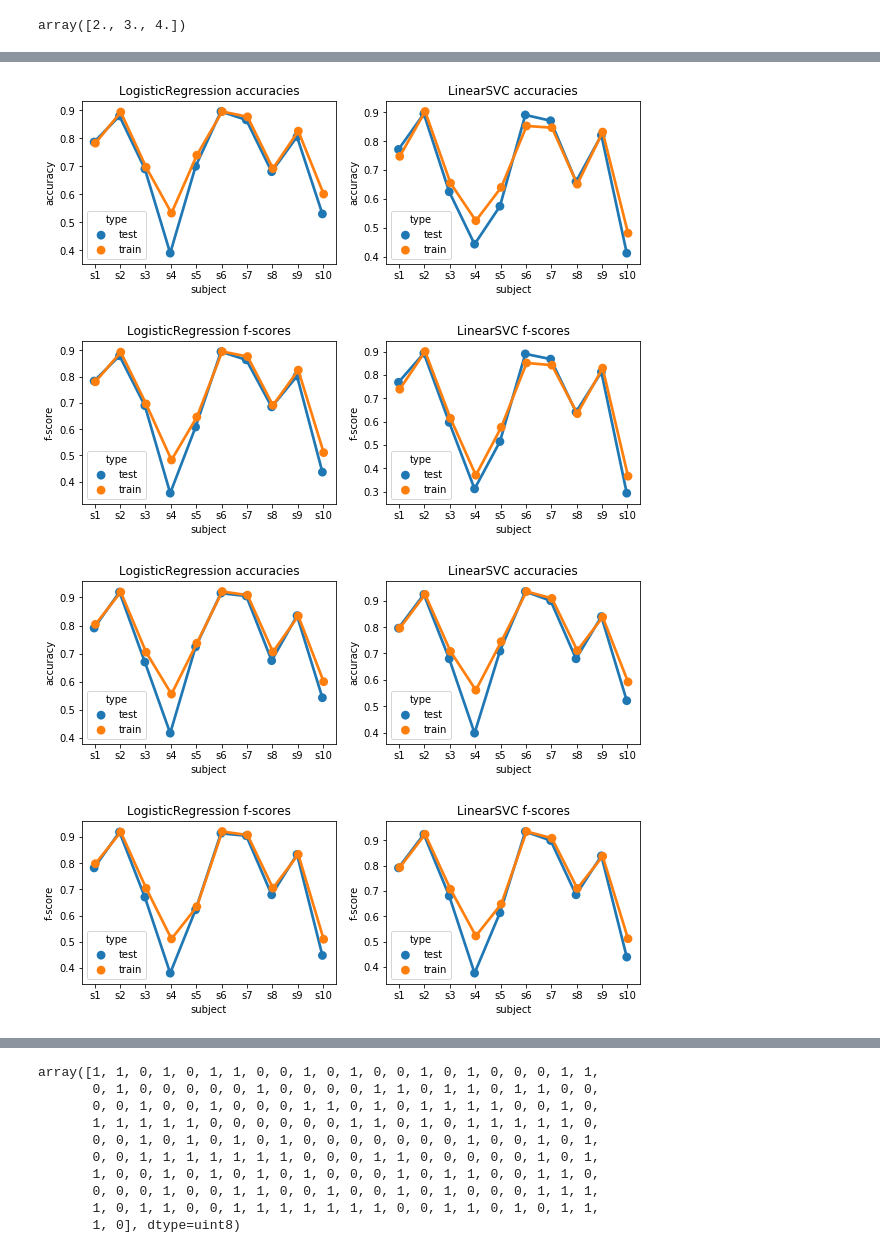
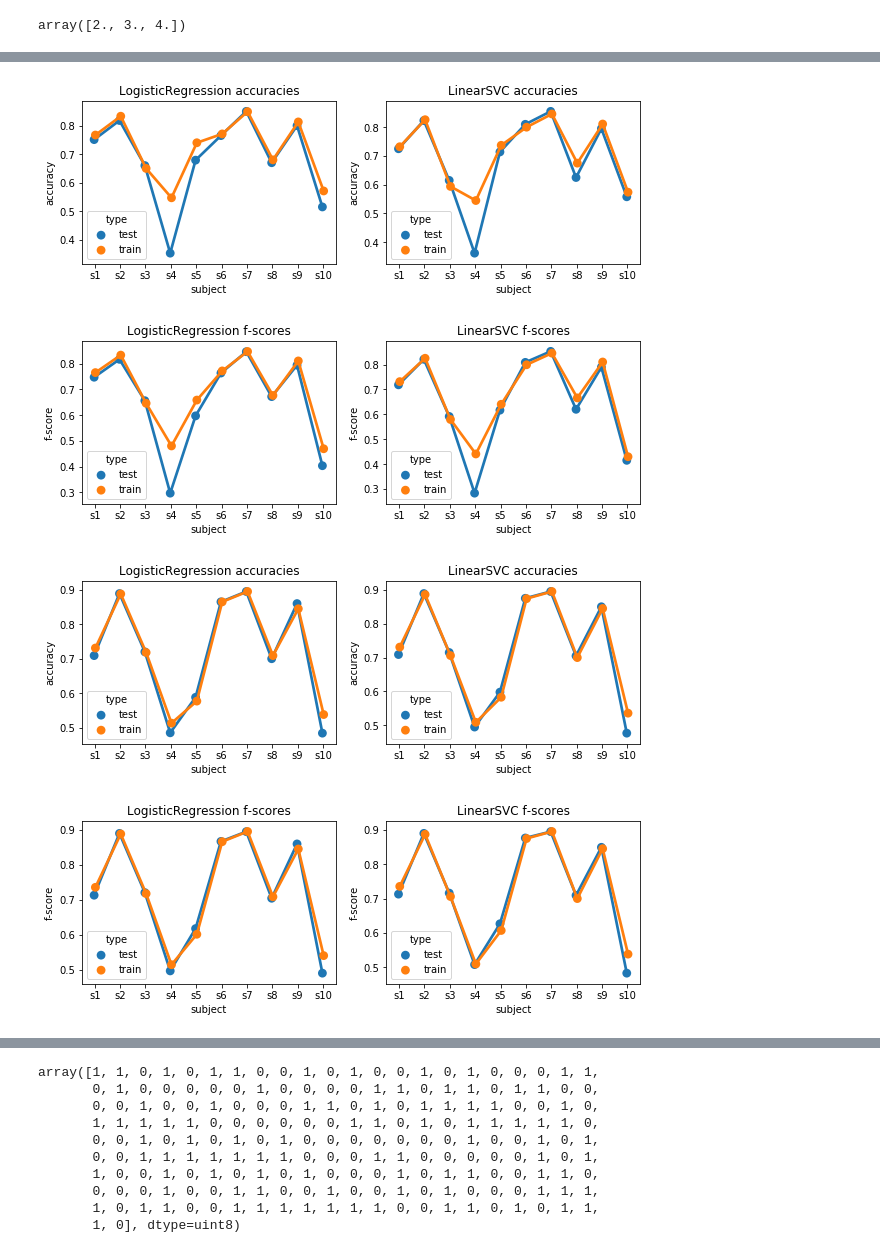
Before and after one commit to mariliisvelner/ofc-analysis, a Jupyter notebook: regression_analysis.ipynb, the cells around one changed output, grey strips where cells are left out. Cells and saved outputs as stored; diff of their text form; code cells hidden in the pictures.

```diff
--- a/regression_analysis.ipynb
+++ b/regression_analysis.ipynb
@@ -204,10 +336,10 @@ LASSO = "LassoCV"
 RIDGE = "RidgeCV"
 LSVC = "LinearSVC"
 NUSVC = "NuSVC"
-SVC = "SVC"
+SVC_ = "SVC"
 ELNET = "ElasticNetCV"
 SGD = "SGDClassifier"
-MODELS = [LR, LASSO, RIDGE, LSVC, NUSVC, SVC, ELNET, SGD]
+MODELS = [LR, LASSO, RIDGE, LSVC, NUSVC, SVC_, ELNET, SGD]
 # %%
 np.array([[1,2], [3,4]]).mean(axis=0)
 
@@ -229,7 +361,7 @@ precision_recall_fscore_support(y, y_pred, average='weighted')
 # %% [output]
 (0.8083623693379792, 0.8, 0.7974296205630356, None)
 # %%
-def cross_validation(X, y, model, k=5):
+def cross_validation(X, y, model, k=5, C=1.0, fit_intercept=True, kernel="rbf", gamma="auto"):
     test_accuracies = []
     train_accuracies = []
     test_metrics = []
@@ -252,18 +384,26 @@ def cross_validation(X, y, model, k=5):
             y_test = y[idx_te]
 
         if model == LR:
-            logr = LogisticRegression()
+            logr = LogisticRegression(C=C, fit_intercept=fit_intercept)
             logr.fit(X_train, y_train)
             y_test_pred = logr.predict(X_test)
             y_train_pred = logr.predict(X_train)
             X_weights.append(logr.coef_)
 
         elif model == LSVC:
-            lsvc = LinearSVC()
+            lsvc = LinearSVC(C=C, fit_intercept=fit_intercept)
             lsvc.fit(X_train, y_train)
             y_test_pred = lsvc.predict(X_test)
             y_train_pred = lsvc.predict(X_train)
             X_weights.append(lsvc.coef_)
+
+        elif model == SVC_:
+            svc = SVC(C=C, kernel=kernel, gamma=gamma)
+            svc.fit(X_train, y_train)
+            y_test_pred = svc.predict(X_test)
+            y_train_pred = svc.predict(X_train)
+            if kernel == "linear":
+                X_weights.append(svc.coef_)
 
         test_accuracies.append(accuracy_score(y_test, y_test_pred))
         train_accuracies.append(accuracy_score(y_train, y_train_pred))
@@ -283,13 +423,15 @@ def cross_validation(X, y, model, k=5):
     mean_test_metrics = np.array(test_metrics).mean(axis=0)
     mean_train_metrics = np.array(train_metrics).mean(axis=0)
 
-    return np.array(X_weights).mean(axis=0)[0], mean_test, mean_train, mean_test_metrics, mean_train_metrics
+    mean_weights = None if X_weights == [] else np.array(X_weights).mean(axis=0)[0]
+
+    return mean_weights, mean_test, mean_train, mean_test_metrics, mean_train_metrics
 # %%
 np.array([(0,1,2), (4,5,6)]).mean(axis=0)
 # %% [output]
 array([2., 3., 4.])
 # %%
-def test_models(data, models):
+def test_models(data, models, C=1.0, fit_intercept=True):
     results = defaultdict(dict)
     for m in models:
         mean_coefs = []
@@ -304,7 +446,8 @@ def test_models(data, models):
         for s in SUBJECTS:
             X, y = data[s]
             print("Subject", s)
-            coefs, mean_test, mean_train, mean_test_metrics, mean_train_metrics = cross_validation(X, y, m)
+            coefs, mean_test, mean_train, mean_test_metrics, mean_train_metrics = cross_validation(X, y, m, C=C,
+                                                                                                   fit_intercept=fit_intercept)
             mean_coefs.append(coefs)
             test_accs.append(mean_test)
             train_accs.append(mean_train)
@@ -330,6 +473,6 @@ def test_models(data, models):
 
     return results
 # %%
-results = test_models(data, [LR, LSVC])
+results = test_models(data, [LR, LSVC], C=0.5, fit_intercept=False)
 # %% [output]
 Subject s1
@@ -437,21 +557,21 @@ def plot_model_metrics(results, metric="accs", plot_title=None):
     if plot_title != None:
         save_fig(fig, plot_title)
 # %%
-plot_model_metrics(results, plot_title="LR_LSVC_accs")
+plot_model_metrics(results, plot_title="LR_LSVC_accs_2")
 # %% [output]
-[figure, old version]
+[figure, new version]
 # %%
-plot_model_metrics(results, metric="f-scores", plot_title="LR_LSVC_fscores")
+plot_model_metrics(results, metric="f-scores", plot_title="LR_LSVC_fscores_2")
 # %% [output]
-[figure, old version]
+[figure, new version]
 # %%
-plot_model_metrics(results_norm, plot_title="LR_LSVC_accs_norm")
+plot_model_metrics(results_norm, plot_title="LR_LSVC_accs_norm_2")
 # %% [output]
-[figure, old version]
+[figure, new version]
 # %%
-plot_model_metrics(results_norm, metric="f-scores", plot_title="LR_LSVC_fscores_norm")
+plot_model_metrics(results_norm, metric="f-scores", plot_title="LR_LSVC_fscores_norm_2")
 # %% [output]
-[figure, old version]
+[figure, new version]
 # %%
 def plot_model_coefs(results, plot_title=None):
     rows = round(len(results) / 2)
```
Also changed, not shown: parts of 42 cells of this notebook, 5 other files.
